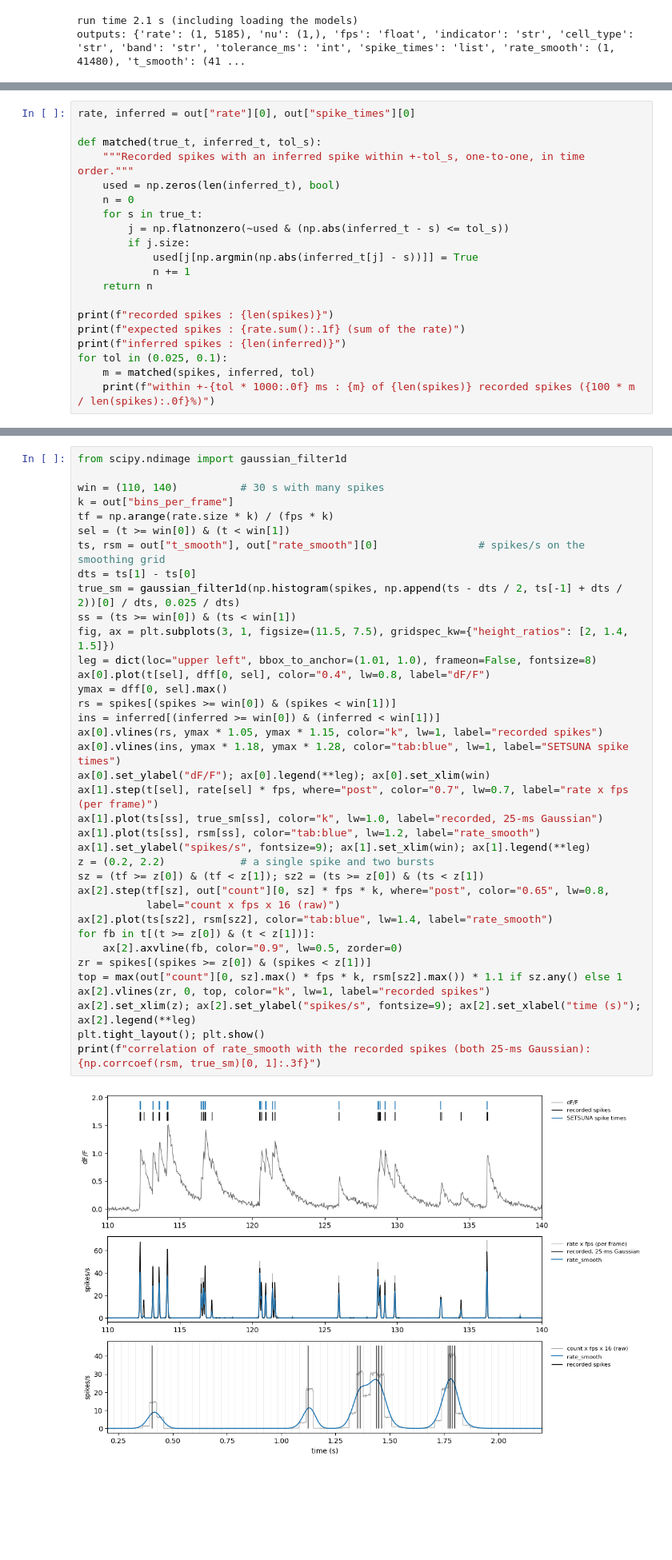
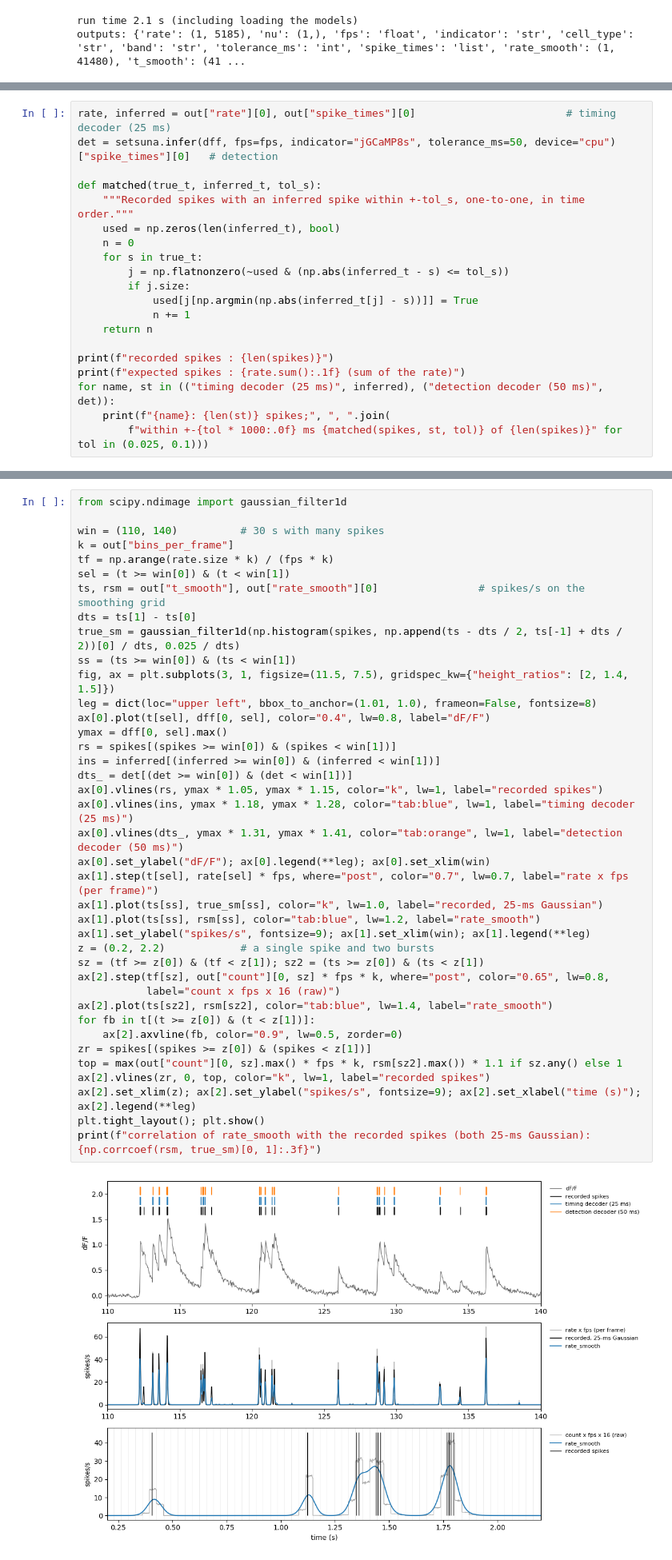
Before and after one commit to ryhattori/setsuna, a Jupyter notebook: examples/demo.ipynb, the cells around one changed output, grey strips where cells are left out. Shown at 80% size. Drawn from its saved outputs; the diff is of its cells as text; blank space fills up the shorter version.

Commit message:
Demo: spike times from both decoders (timing at 25 ms, detection at 50 ms) as separate rows; section 4 explains the two

```diff
--- a/examples/demo.ipynb
+++ b/examples/demo.ipynb
@@ -79,5 +84,6 @@ binned at the imaging frame, `rate`.
 # %%
-rate, inferred = out["rate"][0], out["spike_times"][0]
+rate, inferred = out["rate"][0], out["spike_times"][0]                        # timing decoder (25 ms)
+det = setsuna.infer(dff, fps=fps, indicator="jGCaMP8s", tolerance_ms=50, device="cpu")["spike_times"][0]   # detection
 
 def matched(true_t, inferred_t, tol_s):
     """Recorded spikes with an inferred spike within +-tol_s, one-to-one, in time order."""
@@ -92,10 +98,9 @@ def matched(true_t, inferred_t, tol_s):
 
 print(f"recorded spikes : {len(spikes)}")
 print(f"expected spikes : {rate.sum():.1f} (sum of the rate)")
-print(f"inferred spikes : {len(inferred)}")
-for tol in (0.025, 0.1):
-    m = matched(spikes, inferred, tol)
-    print(f"within +-{tol * 1000:.0f} ms : {m} of {len(spikes)} recorded spikes ({100 * m / len(spikes):.0f}%)")
+for name, st in (("timing decoder (25 ms)", inferred), ("detection decoder (50 ms)", det)):
+    print(f"{name}: {len(st)} spikes;", ", ".join(
+        f"within +-{tol * 1000:.0f} ms {matched(spikes, st, tol)} of {len(spikes)}" for tol in (0.025, 0.1)))
 # %% [output]
 recorded spikes : 127
 expected spikes : 121.4 (sum of the rate)
@@ -120,35 +125,37 @@ sel = (t >= win[0]) & (t < win[1])
 ts, rsm = out["t_smooth"], out["rate_smooth"][0]                # spikes/s on the smoothing grid
 dts = ts[1] - ts[0]
 true_sm = gaussian_filter1d(np.histogram(spikes, np.append(ts - dts / 2, ts[-1] + dts / 2))[0] / dts, 0.025 / dts)
 ss = (ts >= win[0]) & (ts < win[1])
 fig, ax = plt.subplots(3, 1, figsize=(11.5, 7.5), gridspec_kw={"height_ratios": [2, 1.4, 1.5]})
 leg = dict(loc="upper left", bbox_to_anchor=(1.01, 1.0), frameon=False, fontsize=8)
 ax[0].plot(t[sel], dff[0, sel], color="0.4", lw=0.8, label="dF/F")
 ymax = dff[0, sel].max()
 rs = spikes[(spikes >= win[0]) & (spikes < win[1])]
 ins = inferred[(inferred >= win[0]) & (inferred < win[1])]
+dts_ = det[(det >= win[0]) & (det < win[1])]
 ax[0].vlines(rs, ymax * 1.05, ymax * 1.15, color="k", lw=1, label="recorded spikes")
-ax[0].vlines(ins, ymax * 1.18, ymax * 1.28, color="tab:blue", lw=1, label="SETSUNA spike times")
+ax[0].vlines(ins, ymax * 1.18, ymax * 1.28, color="tab:blue", lw=1, label="timing decoder (25 ms)")
+ax[0].vlines(dts_, ymax * 1.31, ymax * 1.41, color="tab:orange", lw=1, label="detection decoder (50 ms)")
 ax[0].set_ylabel("dF/F"); ax[0].legend(**leg); ax[0].set_xlim(win)
 ax[1].step(t[sel], rate[sel] * fps, where="post", color="0.7", lw=0.7, label="rate x fps (per frame)")
 ax[1].plot(ts[ss], true_sm[ss], color="k", lw=1.0, label="recorded, 25-ms Gaussian")
 ax[1].plot(ts[ss], rsm[ss], color="tab:blue", lw=1.2, label="rate_smooth")
 ax[1].set_ylabel("spikes/s", fontsize=9); ax[1].set_xlim(win); ax[1].legend(**leg)
 z = (0.2, 2.2)            # a single spike and two bursts
 sz = (tf >= z[0]) & (tf < z[1]); sz2 = (ts >= z[0]) & (ts < z[1])
 ax[2].step(tf[sz], out["count"][0, sz] * fps * k, where="post", color="0.65", lw=0.8,
            label="count x fps x 16 (raw)")
 ax[2].plot(ts[sz2], rsm[sz2], color="tab:blue", lw=1.4, label="rate_smooth")
 for fb in t[(t >= z[0]) & (t < z[1])]:
     ax[2].axvline(fb, color="0.9", lw=0.5, zorder=0)
 zr = spikes[(spikes >= z[0]) & (spikes < z[1])]
 top = max(out["count"][0, sz].max() * fps * k, rsm[sz2].max()) * 1.1 if sz.any() else 1
 ax[2].vlines(zr, 0, top, color="k", lw=1, label="recorded spikes")
 ax[2].set_xlim(z); ax[2].set_ylabel("spikes/s", fontsize=9); ax[2].set_xlabel("time (s)"); ax[2].legend(**leg)
 plt.tight_layout(); plt.show()
 print(f"correlation of rate_smooth with the recorded spikes (both 25-ms Gaussian): {np.corrcoef(rsm, true_sm)[0, 1]:.3f}")
 # %% [output]
-[figure, old version]
+[figure, new version]
 correlation of rate_smooth with the recorded spikes (both 25-ms Gaussian): 0.947
 # %% [markdown]
 ## 6. Smoothed rate for a subset
```
Also changed, not shown: parts of 3 cells of this notebook.
